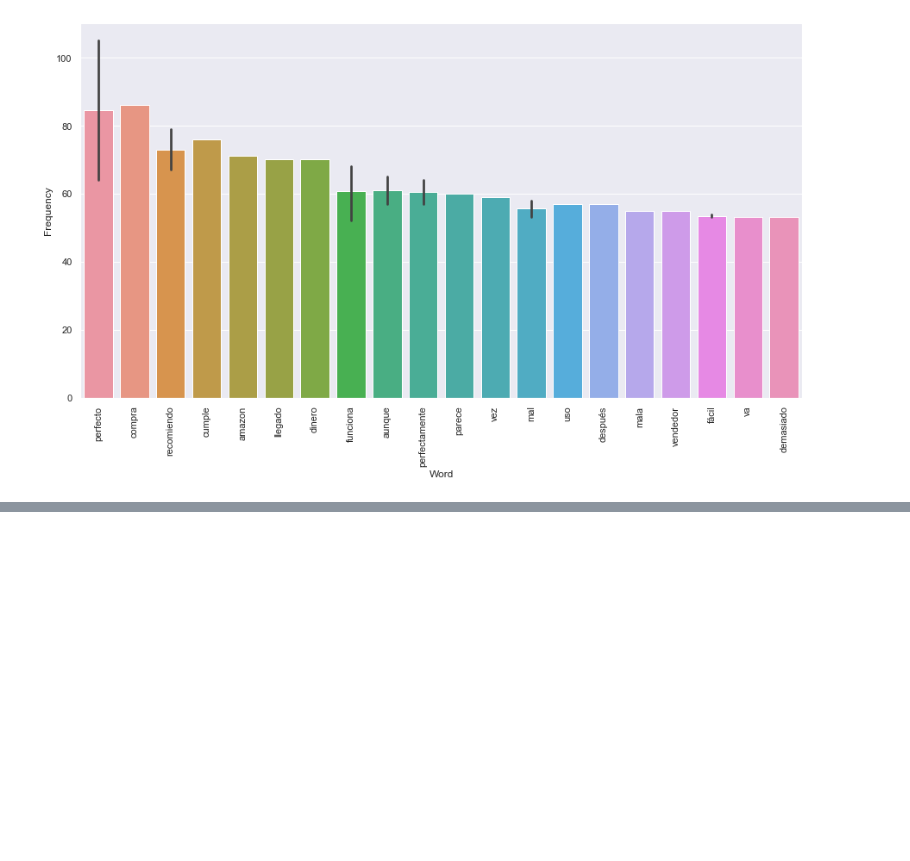
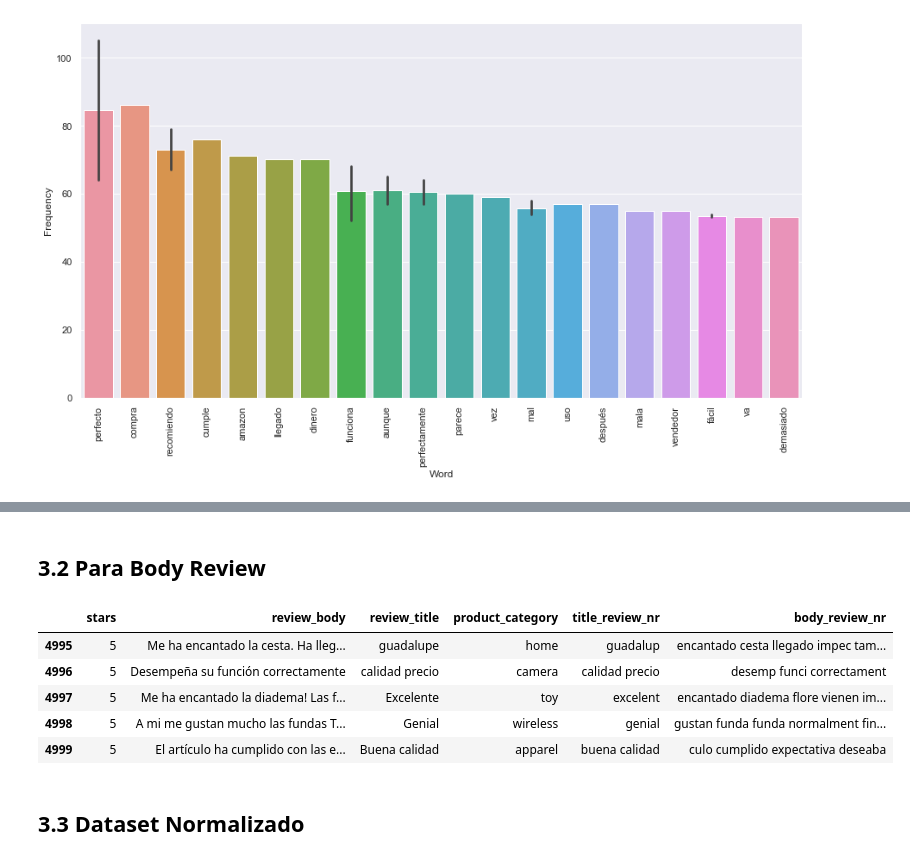
Before and after one commit to luiscarlos0218/proyecto3_NLP, a Jupyter notebook: DS_Proyecto_03_NLP.ipynb, the cells around one changed output, grey strips where cells are left out. Drawn from its saved outputs; the diff is of its cells as text; code cells hidden in the pictures; blank space fills up the shorter version.

```diff
--- a/DS_Proyecto_03_NLP.ipynb
+++ b/DS_Proyecto_03_NLP.ipynb
@@ -604,0 +699,4 @@ plt.show()
+# %%
+dataset=pd.concat([dataset_dev.stars,dataset_dev.review_body,dataset_dev.review_title,dataset_dev.product_category],axis=1)
+dataset.dropna(axis=0,inplace=True)  # Si hay alguna nan, tiramos esa instancia
+dataset.head()
@@ -604,0 +714,11 @@ plt.show()
+# %%
+# Importamos esta libreria que nos permite reemplzar caracteres
+import re
+
+# Importamos la función que nos permite Stemmizar de nltk y definimos el stemmer
+from nltk.stem import PorterStemmer
+stemmer = PorterStemmer()
+
+# Traemos nuevamente las stopwords
+stopwords = nltk.corpus.stopwords.words('spanish')
+stopwords.remove('no')
@@ -604,0 +760,37 @@ plt.show()
+# %% [markdown]
+## 3.2 Para Body Review
+# %%
+# Recorremos todos los titulos y le vamos aplicando la Normalizacion y luega el Stemming a cada uno
+titular_list=[]
+for titular in dataset.review_body:
+    # Vamos a reemplzar los caracteres que no sean leras por espacios
+    titular=re.sub("[^a-zA-Z]"," ",str(titular))
+    # Pasamos todo a minúsculas
+    titular=titular.lower()
+    # Tokenizamos para separar las palabras del titular
+    titular=nltk.word_tokenize(titular)
+    # Eliminamos las palabras de menos de 3 letras
+    titular = [palabra for palabra in titular if len(palabra)>3]
+    # Sacamos las Stopwords
+    titular = [palabra for palabra in titular if not palabra in stopwords]
+
+    ## Hasta acá Normalizamos, ahora a stemmizar
+
+    # Aplicamos la funcion para buscar la raiz de las palabras
+    titular=[stemmer.stem(palabra) for palabra in titular]
+    # Por ultimo volvemos a unir el titular
+    titular=" ".join(titular)
+
+    # Vamos armando una lista con todos los titulares
+    titular_list.append(titular)
+
+dataset["body_review_nr"] = titular_list
+# %%
+dataset.tail()
+# %% [output]
+|  | stars | review_body | review_title | product_category | title_review_nr | body_review_nr |
+| 4995 | 5 | Me ha encantado la cesta. Ha lleg... | guadalupe | home | guadalup | encantado cesta llegado impec tam... |
+| 4996 | 5 | Desempeña su función correctamente | calidad precio | camera | calidad precio | desemp funci correctament |
+| 4997 | 5 | Me ha encantado la diadema! Las f... | Excelente | toy | excelent | encantado diadema flore vienen im... |
+| 4998 | 5 | A mi me gustan mucho las fundas T... | Genial | wireless | genial | gustan funda funda normalment fin... |
+| 4999 | 5 | El artículo ha cumplido con las e... | Buena calidad | apparel | buena calidad | culo cumplido expectativa deseaba |
@@ -604,0 +800,2 @@ plt.show()
+# %% [markdown]
+## 3.3 Dataset Normalizado
```
Also changed, not shown: parts of 70 cells of this notebook.
